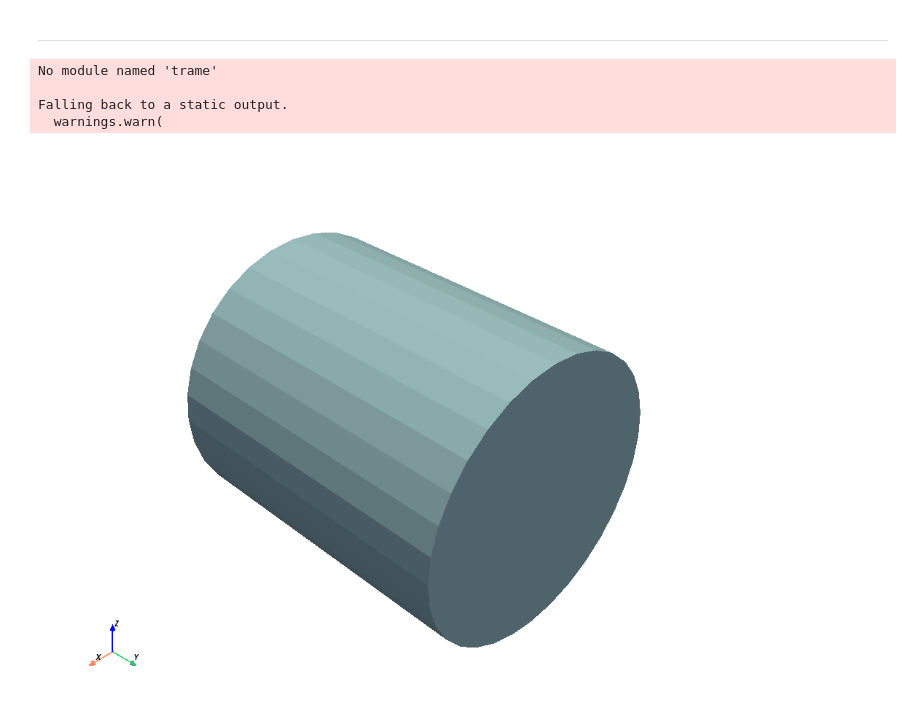
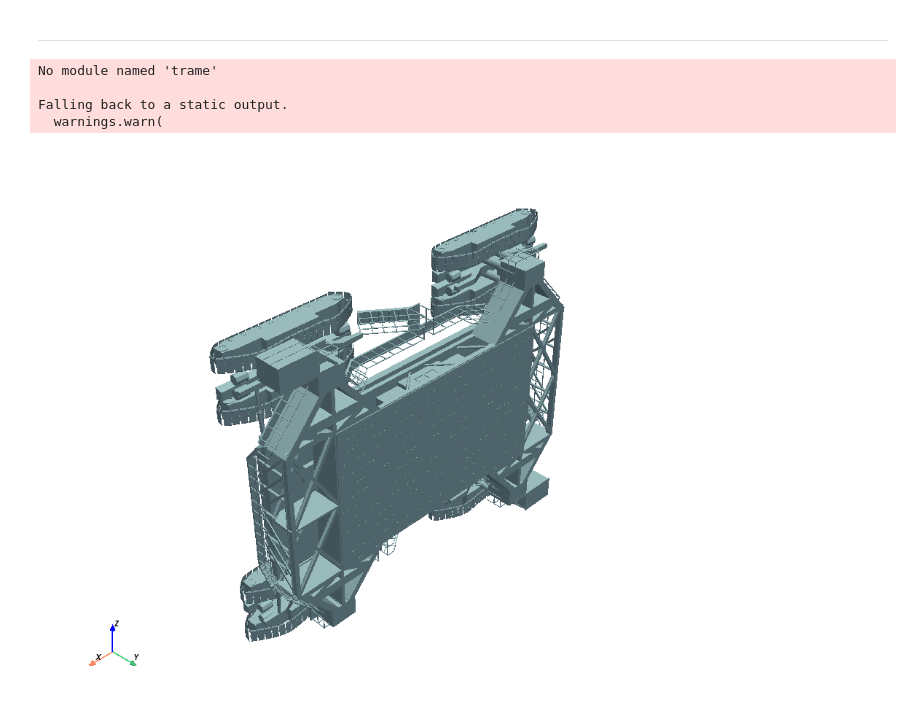
Before and after one commit to dipanjan92/Primitive-Intersection, a Jupyter notebook: test_hlbvh.ipynb, the cells around one changed output. Cells and saved outputs as stored; diff of their text form; code cells hidden in the pictures.

```diff
--- a/test_hlbvh.ipynb
+++ b/test_hlbvh.ipynb
@@ -18,30 +18,30 @@ from utils.misc import get_floor
 # %%
 #load object
 
 sphere_path = "objects/sphere.obj"
 cylinder_path = "objects/cylinder.obj"
 rabbit = "objects/rabbit.obj"
 carrot = "objects/carrot.obj"
 plane = "objects/plane.obj"
 squirrel = "objects/squirrel.obj"
 tree = "objects/broad_deciduous_tree_green_leaves.obj"
 ant = "objects/ant.obj"
 fireball = "objects/fireball.obj"
 dragon = "objects/dragon.obj"
 crawler = "objects/crawler.obj" # warning - large file!!
 
 
-file_path = cylinder_path
+file_path = crawler
 
 path = Path(file_path).resolve()
 mesh = pv.read(path)
 mesh.plot()
 # %% [output]
 No module named 'trame'
 
 Falling back to a static output.
   warnings.warn(
-[figure, old version]
+[figure, new version]
 # %%
 mesh = mesh.triangulate()
 points = np.ascontiguousarray(mesh.points)
```
Also changed, not shown: parts of 10 cells of this notebook, 4 other files.
